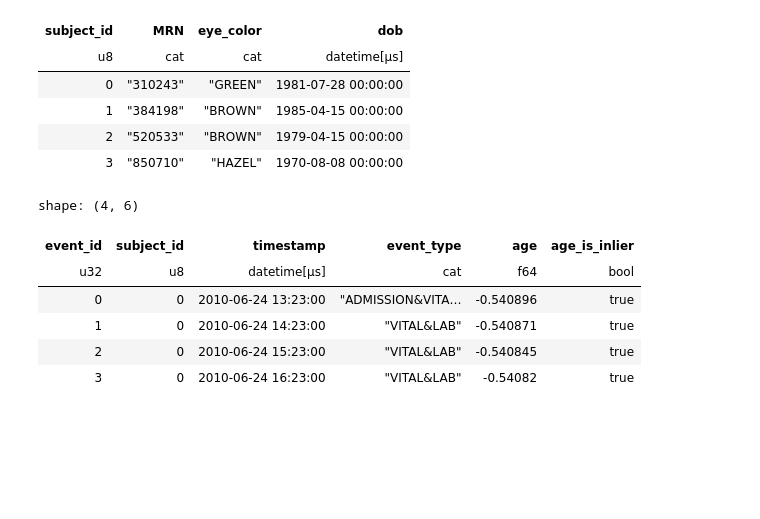
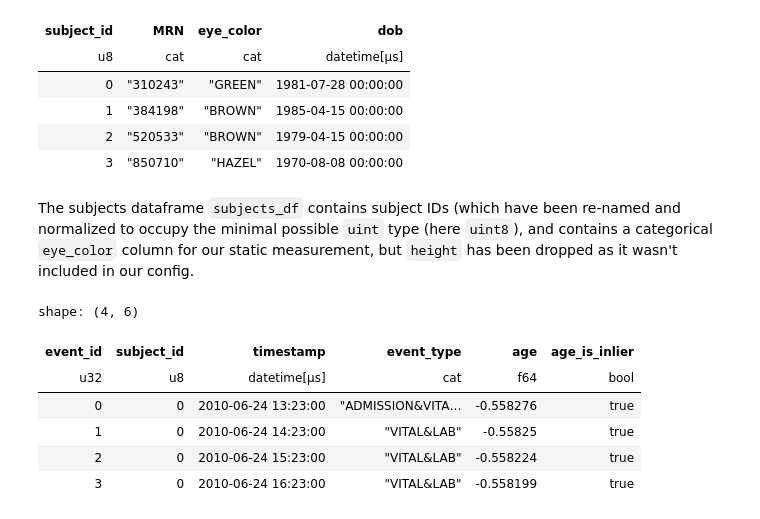
Before and after one commit to mmcdermott/EventStreamGPT, a Jupyter notebook: sample_data/examine_synthetic_data.ipynb, the cells around one changed output. Drawn from its saved outputs; the diff is of its cells as text; code cells hidden in the pictures; blank space fills up the shorter version.

Commit message:
Updated sample data tutorial.

```diff
--- a/sample_data/examine_synthetic_data.ipynb
+++ b/sample_data/examine_synthetic_data.ipynb
@@ -368,13 +450,15 @@ shape: (4, 4)
 | 1 | "384198" | "BROWN" | 1985-04-15 00:00:00 |
 | 2 | "520533" | "BROWN" | 1979-04-15 00:00:00 |
 | 3 | "850710" | "HAZEL" | 1970-08-08 00:00:00 |
+# %% [markdown]
+The subjects dataframe `subjects_df` contains subject IDs (which have been re-named and normalized to occupy the minimal possible `uint` type (here `uint8`), and contains a categorical `eye_color` column for our static measurement, but `height` has been dropped as it wasn't included in our config.
 # %%
-pl.scan_parquet('processed/sample/events_df.parquet').head(4).collect()
+display(pl.scan_parquet('processed/sample/events_df.parquet').head(4).collect())
 # %% [output]
 shape: (4, 6)
 | event_id | subject_id | timestamp | event_type | age | age_is_inlier |
 | u32 | u8 | datetime[μs] | cat | f64 | bool |
-| 0 | 0 | 2010-06-24 13:23:00 | "ADMISSION&VITA… | -0.540896 | true |
-| 1 | 0 | 2010-06-24 14:23:00 | "VITAL&LAB" | -0.540871 | true |
-| 2 | 0 | 2010-06-24 15:23:00 | "VITAL&LAB" | -0.540845 | true |
-| 3 | 0 | 2010-06-24 16:23:00 | "VITAL&LAB" | -0.54082 | true |
+| 0 | 0 | 2010-06-24 13:23:00 | "ADMISSION&VITA… | -0.558276 | true |
+| 1 | 0 | 2010-06-24 14:23:00 | "VITAL&LAB" | -0.55825 | true |
+| 2 | 0 | 2010-06-24 15:23:00 | "VITAL&LAB" | -0.558224 | true |
+| 3 | 0 | 2010-06-24 16:23:00 | "VITAL&LAB" | -0.558199 | true |
```
Also changed, not shown: parts of 42 cells of this notebook, 19 other files.
